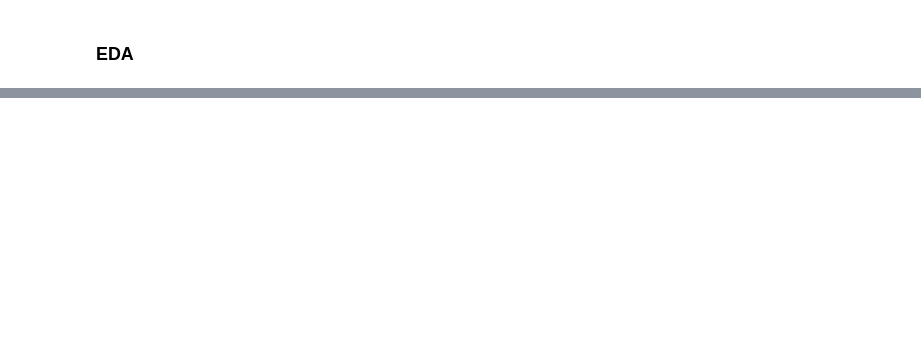
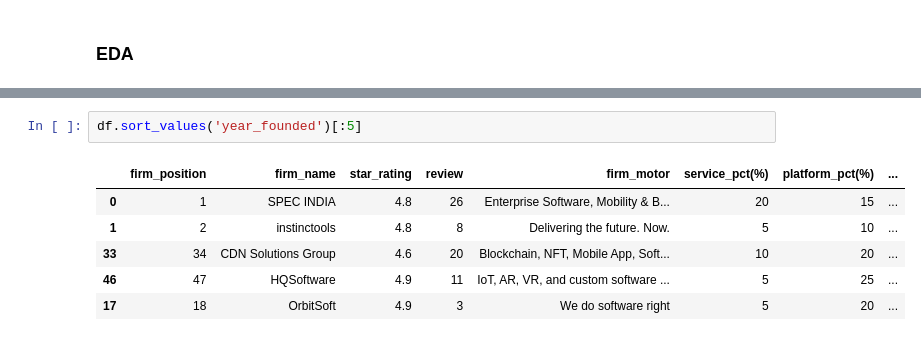
Before and after one commit to TelRich/Web_Scraping_Top_Data_Analytics_Firms, a Jupyter notebook: top_da_company.ipynb, the cells around one changed output, grey strips where cells are left out. Drawn from its saved outputs; the diff is of its cells as text; blank space fills up the shorter version.

```diff
--- a/top_da_company.ipynb
+++ b/top_da_company.ipynb
@@ -363,0 +386,9 @@ df.sort_values(by='platform_pct(%)', ascending=False)
+# %%
+df.sort_values('year_founded')[:5]
+# %% [output]
+|  | firm_position | firm_name | star_rating | review | firm_motor | service_pct(%) | platform_pct(%) | ... |
+| 0 | 1 | SPEC INDIA | 4.8 | 26 | Enterprise Software, Mobility & B... | 20 | 15 | ... |
+| 1 | 2 | instinctools | 4.8 | 8 | Delivering the future. Now. | 5 | 10 | ... |
+| 33 | 34 | CDN Solutions Group | 4.6 | 20 | Blockchain, NFT, Mobile App, Soft... | 10 | 20 | ... |
+| 46 | 47 | HQSoftware | 4.9 | 11 | IoT, AR, VR, and custom software ... | 5 | 25 | ... |
+| 17 | 18 | OrbitSoft | 4.9 | 3 | We do software right | 5 | 20 | ... |
```
Also changed, not shown: parts of 12 cells of this notebook.
